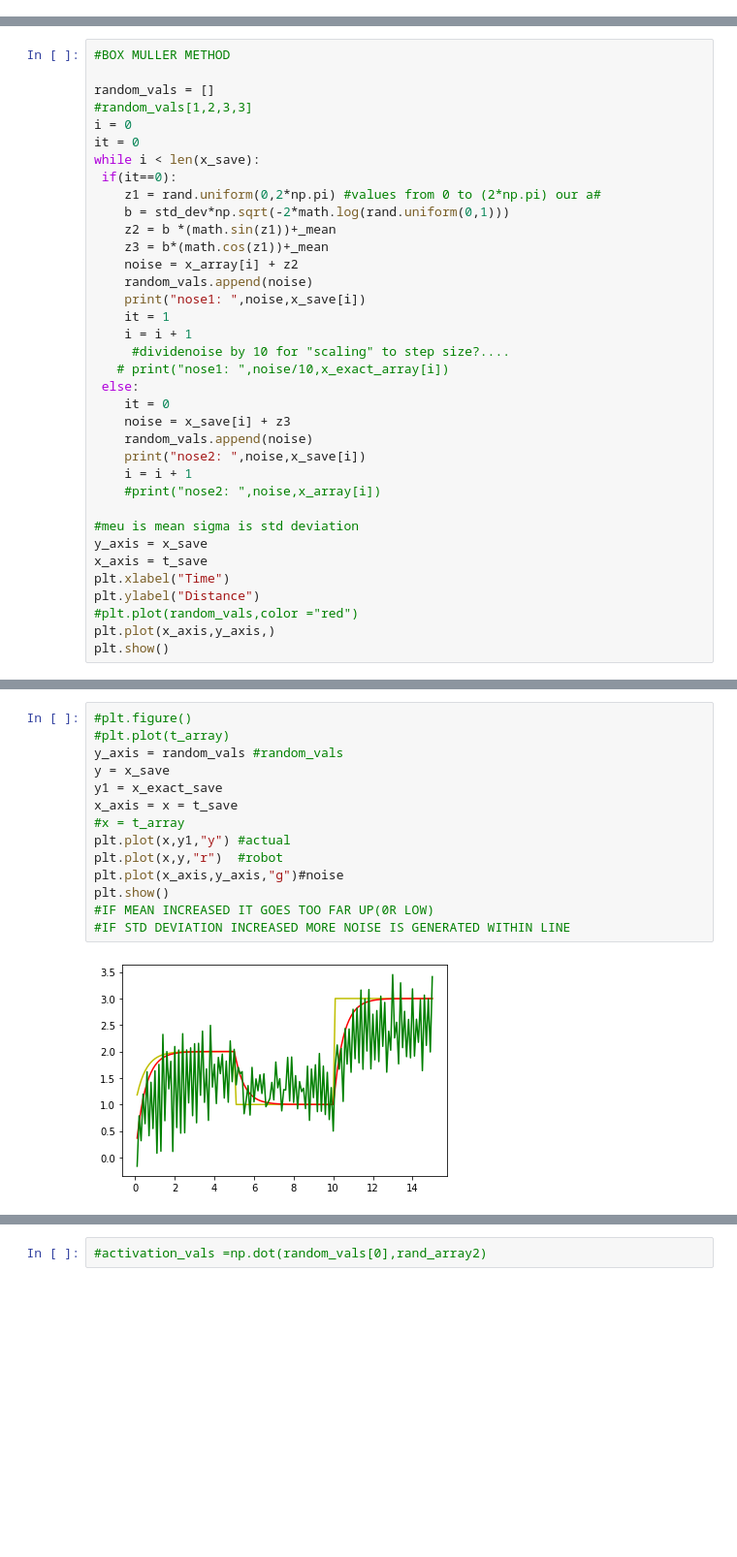
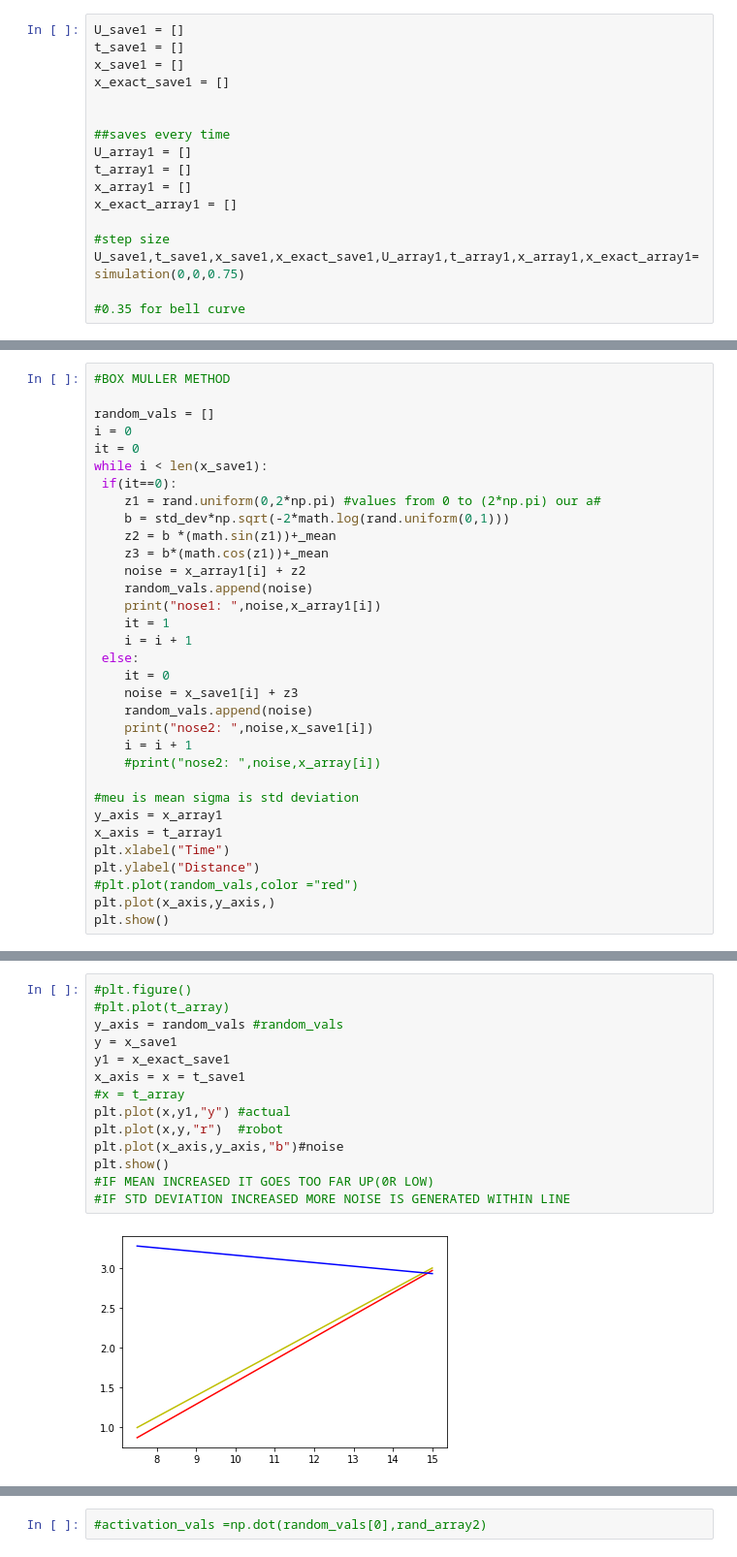
Before and after one commit to Kikumu/Computational-science-practice, a Jupyter notebook: Untitled.ipynb, the cells around one changed output, grey strips where cells are left out. Shown at 97% size. Drawn from its saved outputs; the diff is of its cells as text; blank space fills up the shorter version.

```diff
--- a/Untitled.ipynb
+++ b/Untitled.ipynb
@@ -97,0 +62,17 @@ Where it is:  2.999917953712541 Exact pos=  2.999999999999908 Time:  15.00999999
+# %%
+U_save1 = []
+t_save1 = []
+x_save1 = []
+x_exact_save1 = []
+
+
+##saves every time
+U_array1 = []
+t_array1 = []
+x_array1 = []
+x_exact_array1 = []
+
+#step size
+U_save1,t_save1,x_save1,x_exact_save1,U_array1,t_array1,x_array1,x_exact_array1=simulation(0,0,0.75)
+
+#0.35 for bell curve
@@ -125,33 +246,30 @@ deviation:  0.231 mean:  0.0 DEVIATION:  0.7788423858773182 MEAN:  1.90206796819
 #BOX MULLER METHOD
 
 random_vals = []
-#random_vals[1,2,3,3]
 i = 0
 it = 0
-while i < len(x_save):
+while i < len(x_save1):
  if(it==0):
     z1 = rand.uniform(0,2*np.pi) #values from 0 to (2*np.pi) our a#
     b = std_dev*np.sqrt(-2*math.log(rand.uniform(0,1)))
     z2 = b *(math.sin(z1))+_mean
     z3 = b*(math.cos(z1))+_mean
-    noise = x_array[i] + z2
+    noise = x_array1[i] + z2
     random_vals.append(noise)
-    print("nose1: ",noise,x_save[i])
+    print("nose1: ",noise,x_array1[i])
     it = 1
     i = i + 1
-     #dividenoise by 10 for "scaling" to step size?....
-   # print("nose1: ",noise/10,x_exact_array[i])
  else:
     it = 0
-    noise = x_save[i] + z3
+    noise = x_save1[i] + z3
     random_vals.append(noise)
-    print("nose2: ",noise,x_save[i])
+    print("nose2: ",noise,x_save1[i])
     i = i + 1
     #print("nose2: ",noise,x_array[i])
 
 #meu is mean sigma is std deviation
-y_axis = x_save
-x_axis = t_save
+y_axis = x_array1
+x_axis = t_array1
 plt.xlabel("Time")
 plt.ylabel("Distance")
 #plt.plot(random_vals,color ="red")
@@ -179,16 +296,16 @@ nose2:  3.4119543416472236 2.9999162792985112
 # %%
 #plt.figure()
 #plt.plot(t_array)
 y_axis = random_vals #random_vals
-y = x_save
-y1 = x_exact_save
-x_axis = x = t_save
+y = x_save1
+y1 = x_exact_save1
+x_axis = x = t_save1
 #x = t_array
 plt.plot(x,y1,"y") #actual
 plt.plot(x,y,"r")  #robot
-plt.plot(x_axis,y_axis,"g")#noise
+plt.plot(x_axis,y_axis,"b")#noise
 plt.show()
 #IF MEAN INCREASED IT GOES TOO FAR UP(0R LOW)
 #IF STD DEVIATION INCREASED MORE NOISE IS GENERATED WITHIN LINE
 # %% [output]
-[figure, old version]
+[figure, new version]
```
Also changed, not shown: parts of 34 cells of this notebook.
